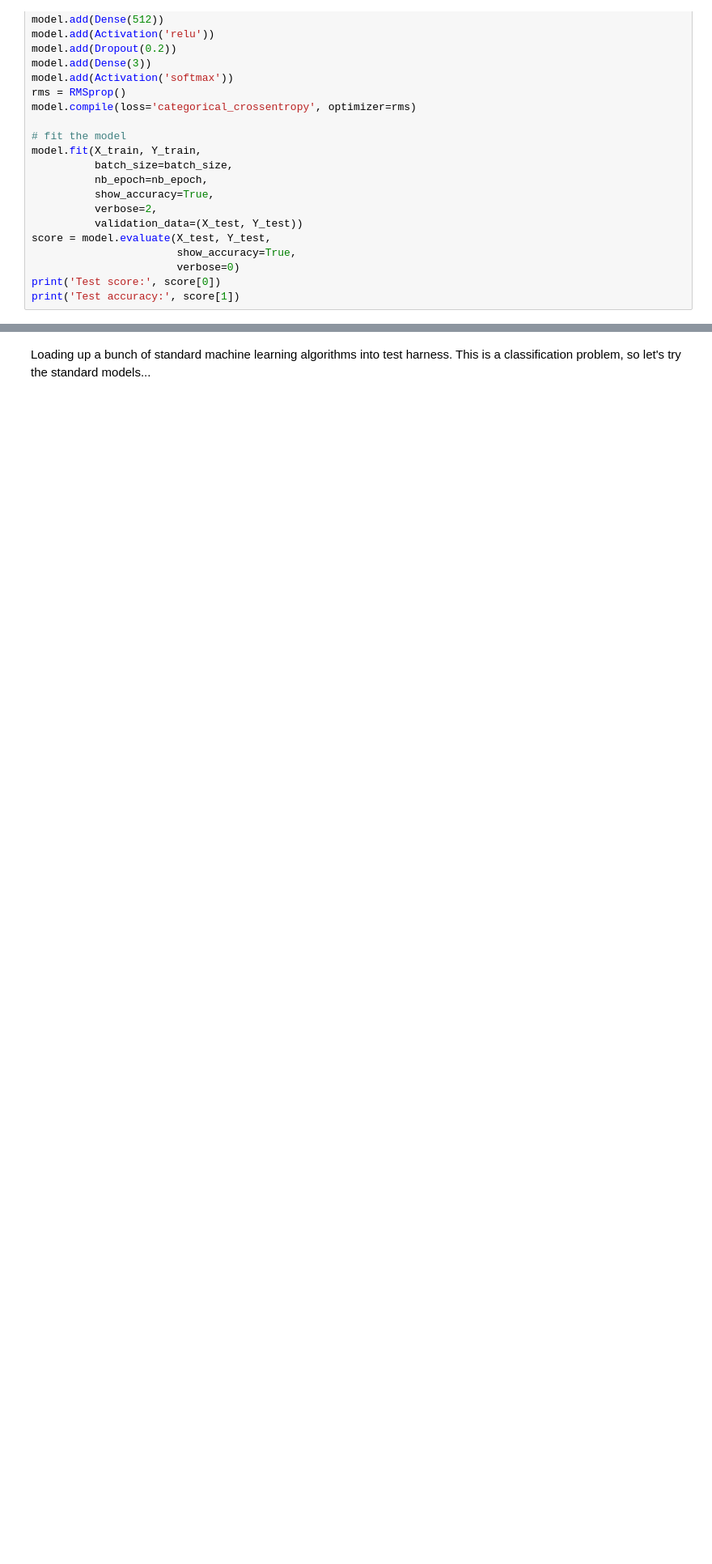
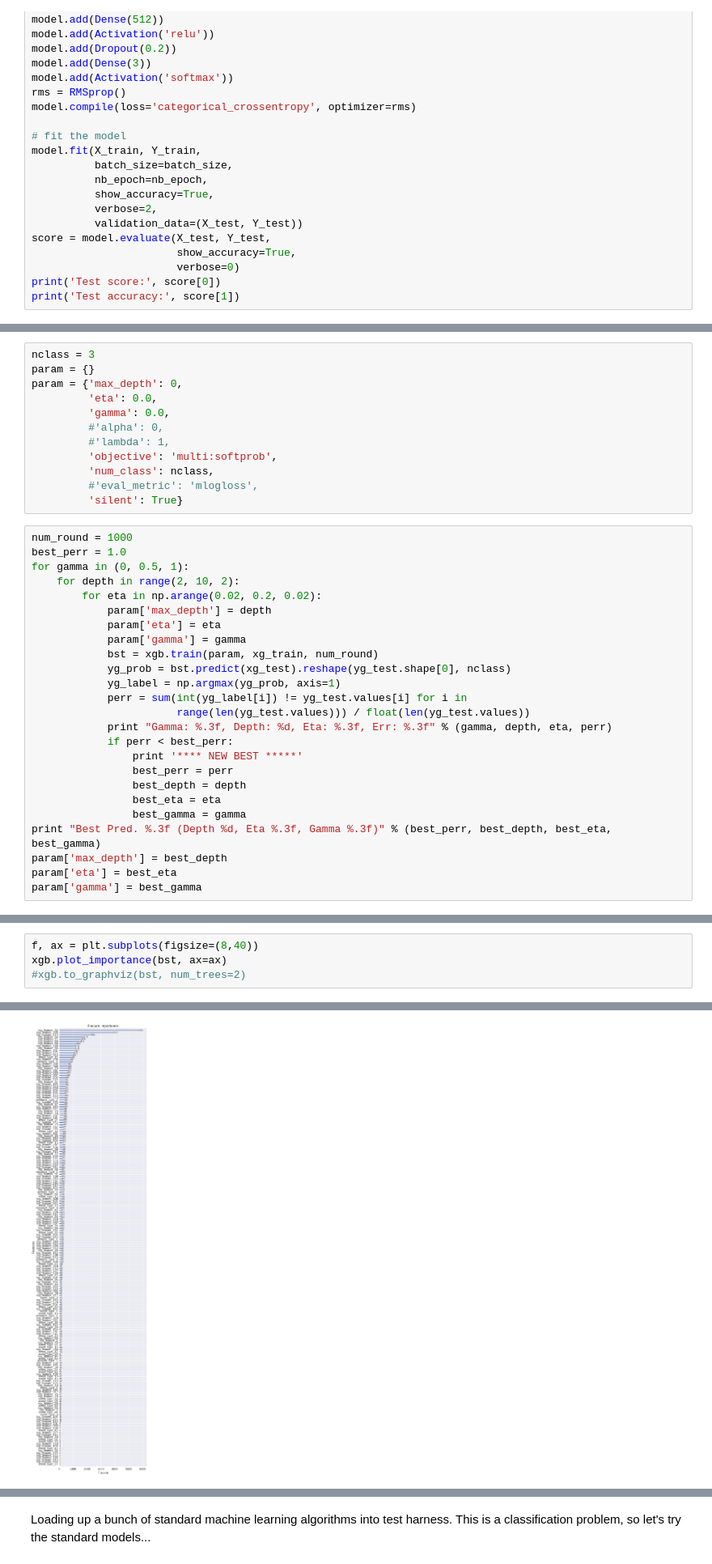
Before and after one commit to abiraja2004/ml_fun, a Jupyter notebook: telstra/notes.ipynb, the cells around one changed output, grey strips where cells are left out. Shown at 81% size. Cells and saved outputs as stored; diff of their text form; blank space fills up the shorter version.

```diff
--- a/telstra/notes.ipynb
+++ b/telstra/notes.ipynb
@@ -787,0 +723,37 @@ print('Test accuracy:', score[1])
+# %%
+nclass = 3
+param = {}
+param = {'max_depth': 0,
+         'eta': 0.0,
+         'gamma': 0.0,
+         #'alpha': 0,
+         #'lambda': 1,
+         'objective': 'multi:softprob',
+         'num_class': nclass,
+         #'eval_metric': 'mlogloss',
+         'silent': True}
+# %%
+num_round = 1000
+best_perr = 1.0
+for gamma in (0, 0.5, 1):
+    for depth in range(2, 10, 2):
+        for eta in np.arange(0.02, 0.2, 0.02):
+            param['max_depth'] = depth
+            param['eta'] = eta
+            param['gamma'] = gamma
+            bst = xgb.train(param, xg_train, num_round)
+            yg_prob = bst.predict(xg_test).reshape(yg_test.shape[0], nclass)
+            yg_label = np.argmax(yg_prob, axis=1)
+            perr = sum(int(yg_label[i]) != yg_test.values[i] for i in
+                       range(len(yg_test.values))) / float(len(yg_test.values))
+            print "Gamma: %.3f, Depth: %d, Eta: %.3f, Err: %.3f" % (gamma, depth, eta, perr)
+            if perr < best_perr:
+                print '**** NEW BEST *****'
+                best_perr = perr
+                best_depth = depth
+                best_eta = eta
+                best_gamma = gamma
+print "Best Pred. %.3f (Depth %d, Eta %.3f, Gamma %.3f)" % (best_perr, best_depth, best_eta, best_gamma)
+param['max_depth'] = best_depth
+param['eta'] = best_eta
+param['gamma'] = best_gamma
@@ -787,0 +779,5 @@ print('Test accuracy:', score[1])
+# %%
+f, ax = plt.subplots(figsize=(8,40))
+xgb.plot_importance(bst, ax=ax)
+#xgb.to_graphviz(bst, num_trees=2)
+# %% [output]
@@ -787,0 +785 @@ print('Test accuracy:', score[1])
+[figure, added]
```
Also changed, not shown: parts of 89 cells of this notebook, 1 other file.
